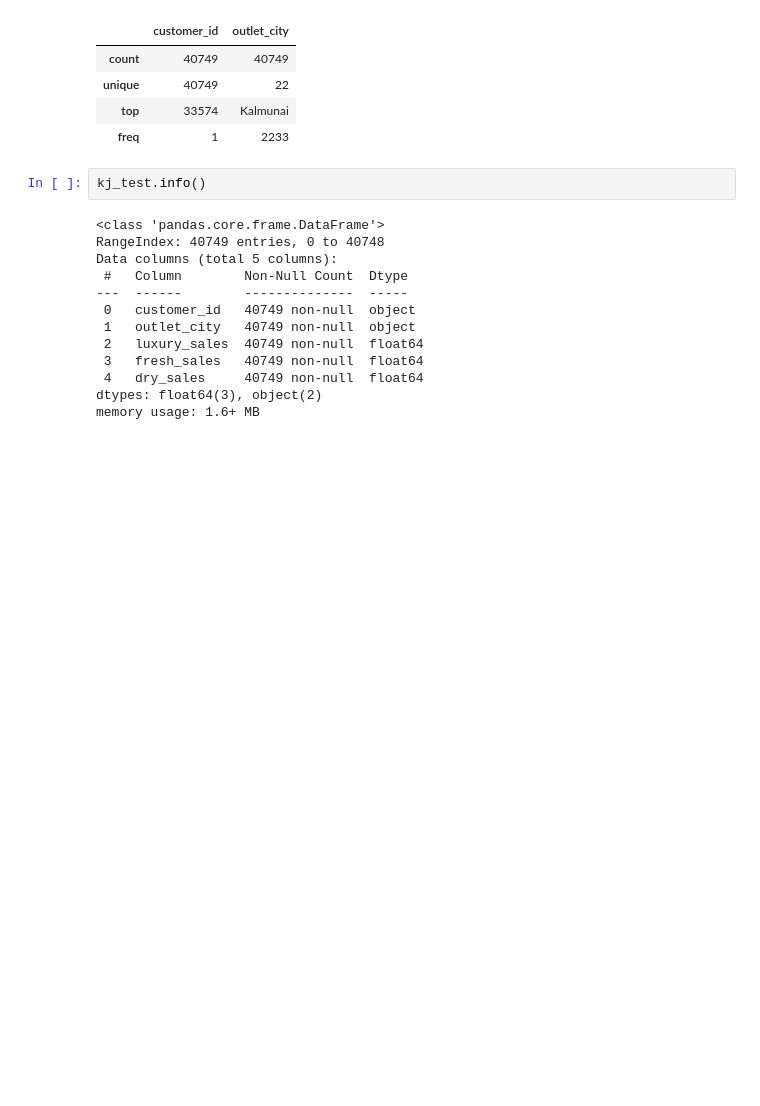
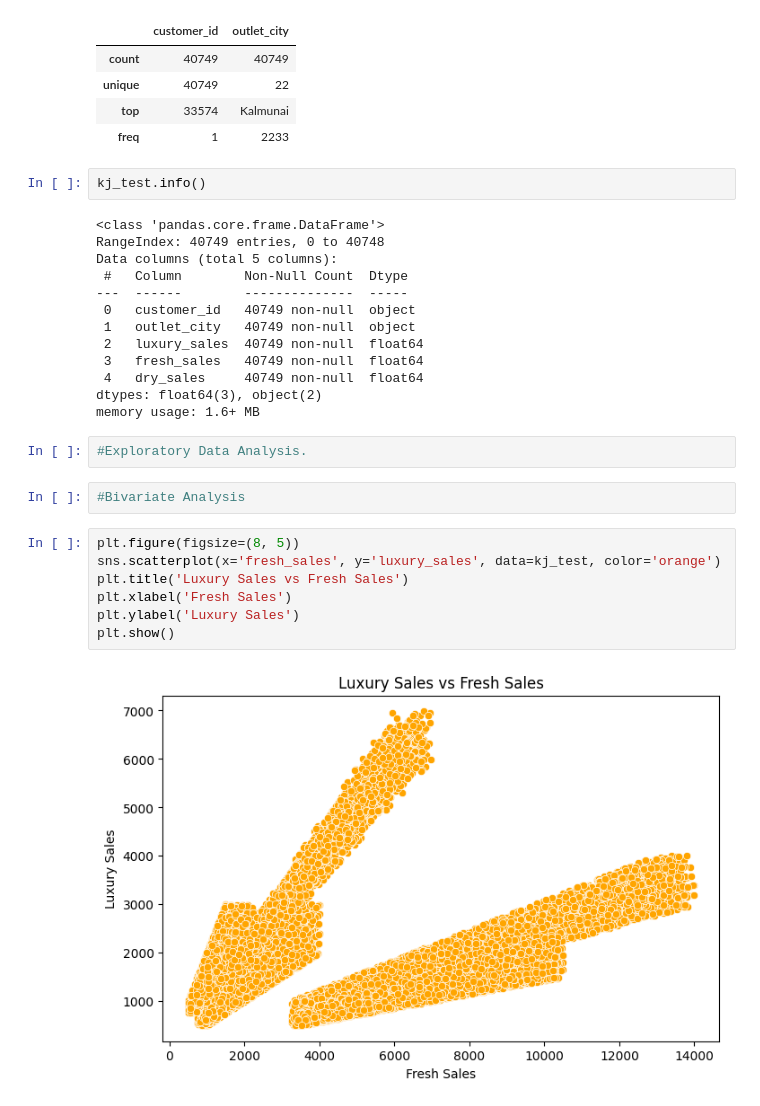
Before and after one commit to Krishnadayal/Data-Science-Project-Lifecycle, a Jupyter notebook: finalised_test.ipynb, the cells around one changed output. Cells and saved outputs as stored; diff of their text form; blank space fills up the shorter version.

```diff
--- a/finalised_test.ipynb
+++ b/finalised_test.ipynb
@@ -463,3 +463,16 @@ Data columns (total 5 columns):
  4   dry_sales     40749 non-null  float64
 dtypes: float64(3), object(2)
 memory usage: 1.6+ MB
+# %%
+#Exploratory Data Analysis.
+# %%
+#Bivariate Analysis
+# %%
+plt.figure(figsize=(8, 5))
+sns.scatterplot(x='fresh_sales', y='luxury_sales', data=kj_test, color='orange')
+plt.title('Luxury Sales vs Fresh Sales')
+plt.xlabel('Fresh Sales')
+plt.ylabel('Luxury Sales')
+plt.show()
+# %% [output]
+[figure, added]
```
Also changed, not shown: parts of 4 cells of this notebook.
